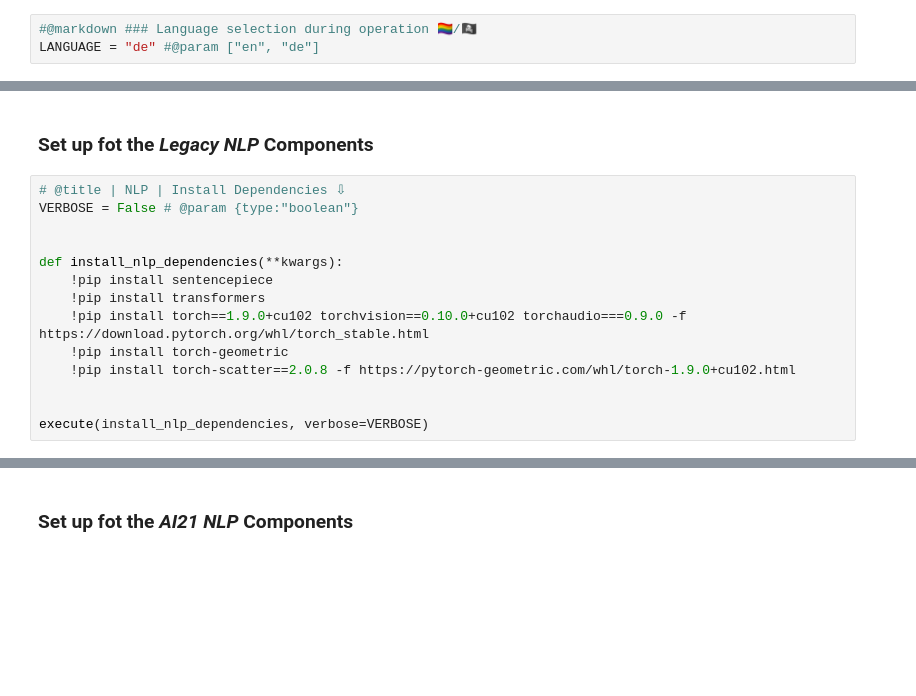
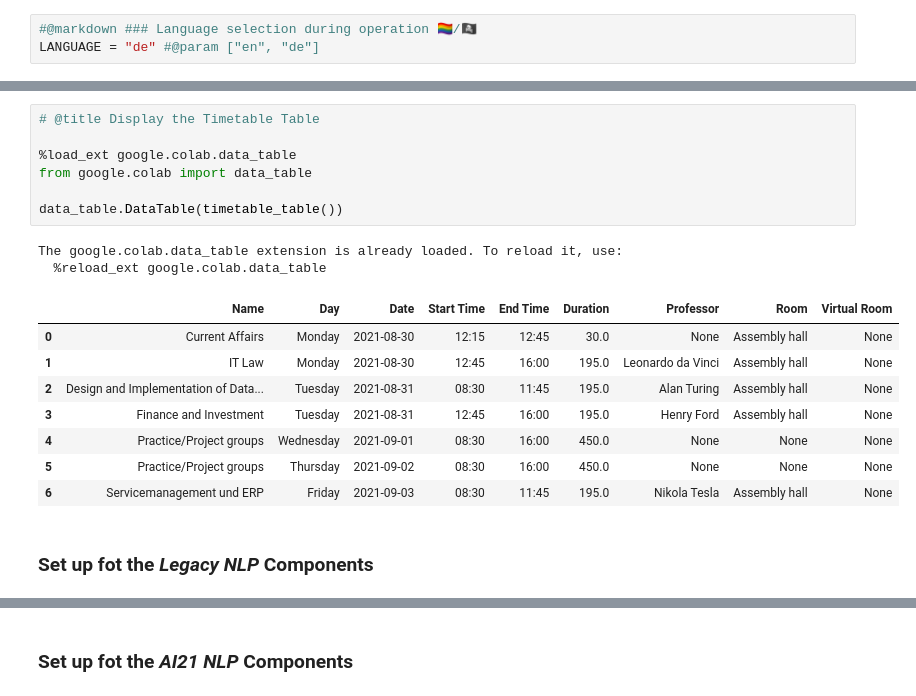
Before and after one commit to 1ucky40nc3/TREX, a Jupyter notebook: TREX.ipynb, the cells around one changed output, grey strips where cells are left out. Saved outputs shown, nothing was run; the diff lists cells and outputs as text; blank space fills up the shorter version.

```diff
--- a/TREX.ipynb
+++ b/TREX.ipynb
@@ -51,19 +250,23 @@ LANGUAGE = "de" #@param ["en", "de"]
+# %%
+# @title Display the Timetable Table
+
+%load_ext google.colab.data_table
+from google.colab import data_table
+
+data_table.DataTable(timetable_table())
+# %% [output]
+The google.colab.data_table extension is already loaded. To reload it, use:
+  %reload_ext google.colab.data_table
+|  | Name | Day | Date | Start Time | End Time | Duration | Professor | Room | Virtual Room |
+| 0 | Current Affairs | Monday | 2021-08-30 | 12:15 | 12:45 | 30.0 | None | Assembly hall | None |
+| 1 | IT Law | Monday | 2021-08-30 | 12:45 | 16:00 | 195.0 | Leonardo da Vinci | Assembly hall | None |
+| 2 | Design and Implementation of Data... | Tuesday | 2021-08-31 | 08:30 | 11:45 | 195.0 | Alan Turing | Assembly hall | None |
+| 3 | Finance and Investment | Tuesday | 2021-08-31 | 12:45 | 16:00 | 195.0 | Henry Ford | Assembly hall | None |
+| 4 | Practice/Project groups | Wednesday | 2021-09-01 | 08:30 | 16:00 | 450.0 | None | None | None |
+| 5 | Practice/Project groups | Thursday | 2021-09-02 | 08:30 | 16:00 | 450.0 | None | None | None |
+| 6 | Servicemanagement und ERP | Friday | 2021-09-03 | 08:30 | 11:45 | 195.0 | Nikola Tesla | Assembly hall | None |
 # %% [markdown]
 ### Set up fot the ***Legacy NLP*** Components
-# %%
-# @title | NLP | Install Dependencies ⇩
-VERBOSE = False # @param {type:"boolean"}
-
-
-def install_nlp_dependencies(**kwargs):
-    !pip install sentencepiece
-    !pip install transformers
-    !pip install torch==1.9.0+cu102 torchvision==0.10.0+cu102 torchaudio===0.9.0 -f https://download.pytorch.org/whl/torch_stable.html
-    !pip install torch-geometric
-    !pip install torch-scatter==2.0.8 -f https://pytorch-geometric.com/whl/torch-1.9.0+cu102.html
-
-
-execute(install_nlp_dependencies, verbose=VERBOSE)
 # %%
 # @title | NLP | Initialize the NLP Pipelines
 # @markdown ✋ Rerun Cell if Runtime was restarted 🔄
```
Also changed, not shown: parts of 21 cells of this notebook.
